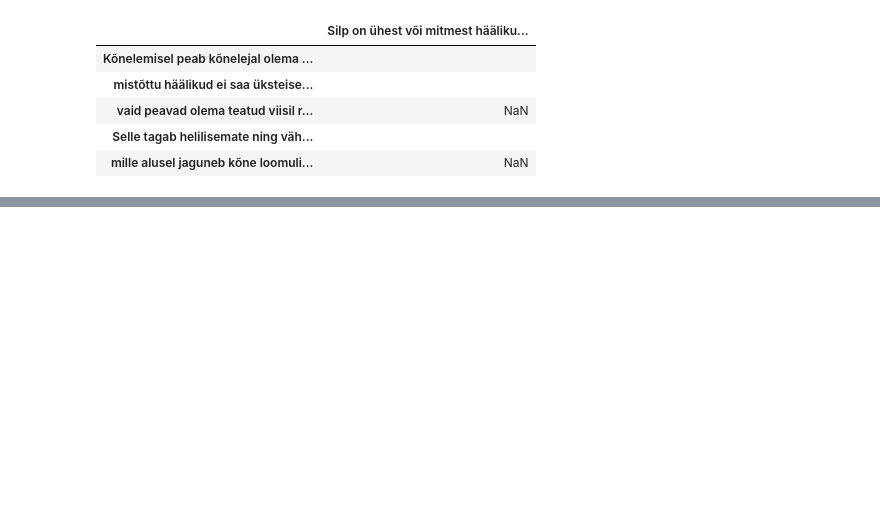
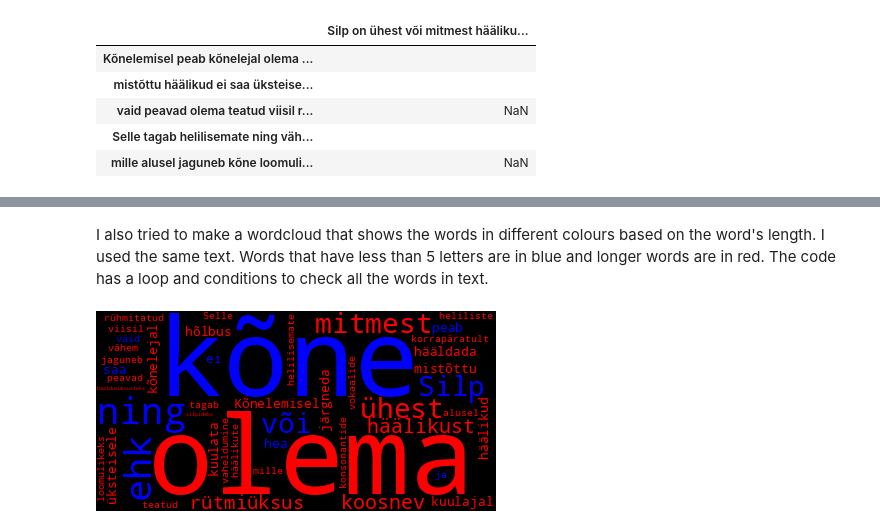
Before and after one commit to kkarnau/dt-2026-data-visualisation, a Jupyter notebook: notebooks/Digital humanities/Homework/Homework10.ipynb, the cells around one changed output, grey strips where cells are left out. Saved outputs shown, nothing was run; the diff lists cells and outputs as text; code cells hidden in the pictures; blank space fills up the shorter version.

```diff
--- a/notebooks/Digital humanities/Homework/Homework10.ipynb
+++ b/notebooks/Digital humanities/Homework/Homework10.ipynb
@@ -11,0 +98,13 @@ df
+# %% [markdown]
+I also tried to make a wordcloud that shows the words in different colours based on the word's length. I used the same text. Words that have less than 5 letters are in blue and longer words are in red. The code has a loop and conditions to check all the words in text.
+# %%
+def color_function(word, font_size, position, orientation, random_state=None, **additional_args):
+  if len(word)>4:
+    return "red"
+  return "blue"
+
+WordCloud().generate_from_text(text) \
+  .recolor(color_func=color_function) \
+  .to_image()
+# %% [output]
+[figure, added]
```
Also changed, not shown: parts of 17 cells of this notebook, 1 other file.
